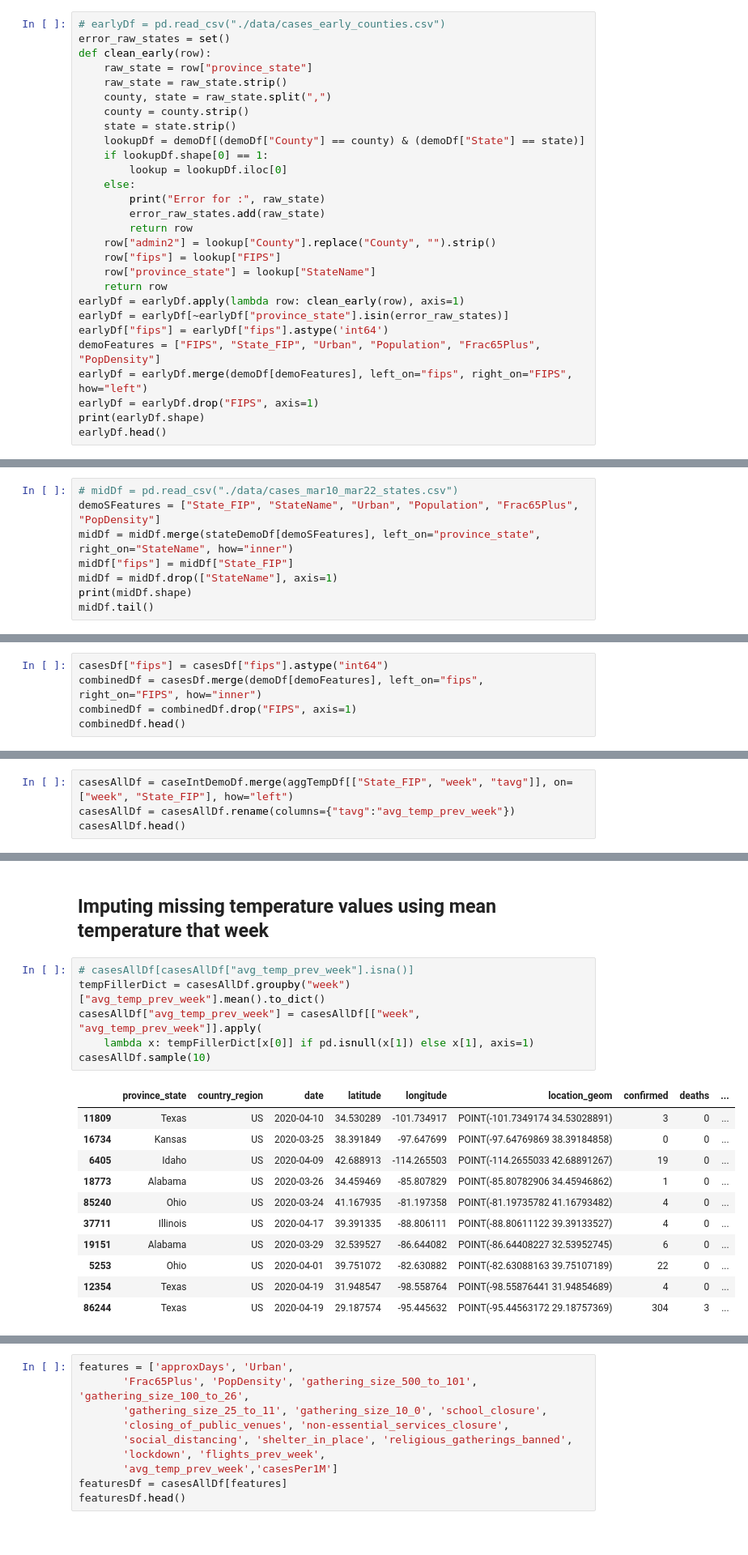
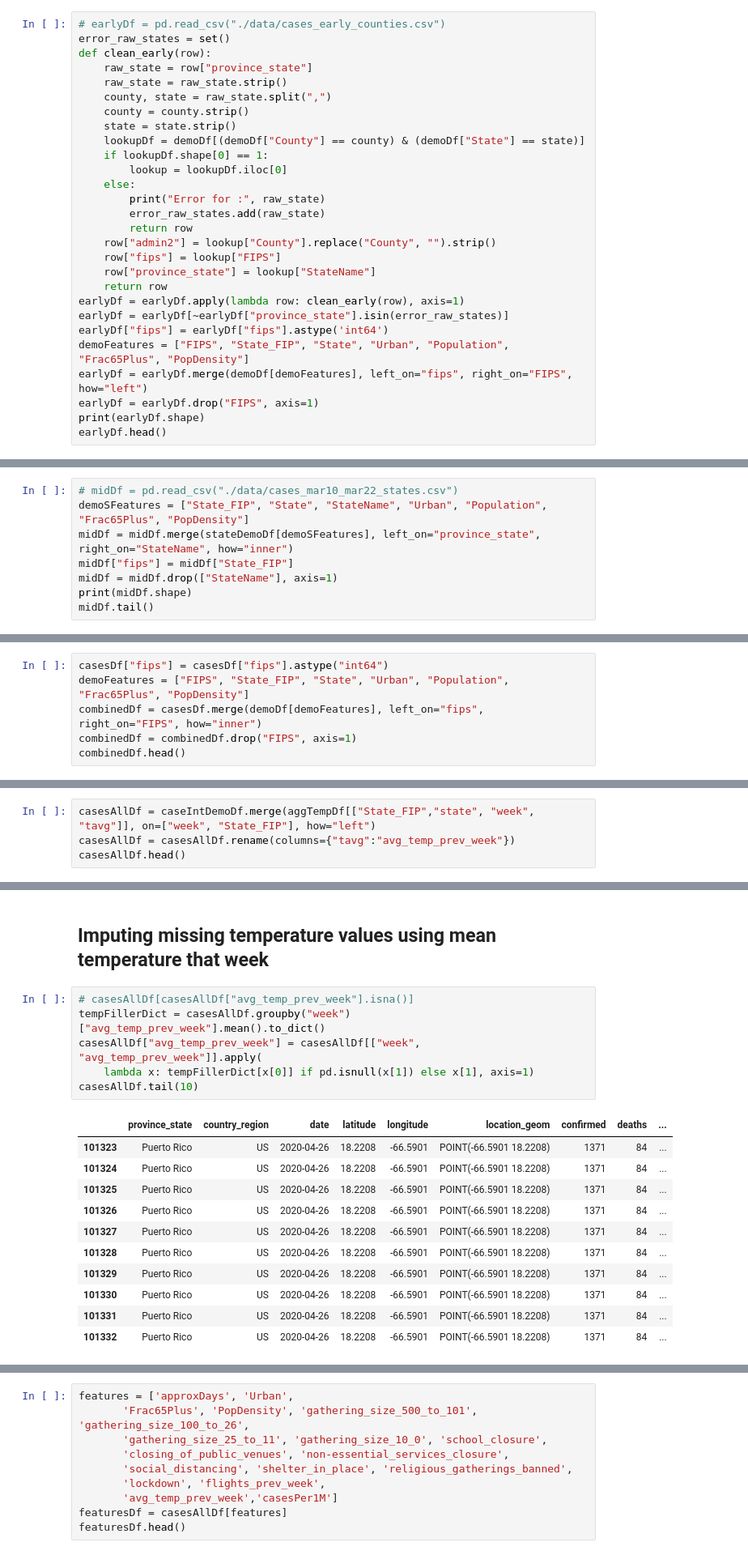
Before and after one commit to itsmeccr/covid19-npis-causal-analysis, a Jupyter notebook: casesIntegration.ipynb, the cells around one changed output, grey strips where cells are left out. Shown at 81% size. Drawn from its saved outputs; the diff is of its cells as text.

```diff
--- a/casesIntegration.ipynb
+++ b/casesIntegration.ipynb
@@ -75,7 +75,7 @@ def clean_early(row):
 earlyDf = earlyDf.apply(lambda row: clean_early(row), axis=1)
 earlyDf = earlyDf[~earlyDf["province_state"].isin(error_raw_states)]
 earlyDf["fips"] = earlyDf["fips"].astype('int64')
-demoFeatures = ["FIPS", "State_FIP", "Urban", "Population", "Frac65Plus", "PopDensity"]
+demoFeatures = ["FIPS", "State_FIP", "State", "Urban", "Population", "Frac65Plus", "PopDensity"]
 earlyDf = earlyDf.merge(demoDf[demoFeatures], left_on="fips", right_on="FIPS", how="left")
 earlyDf = earlyDf.drop("FIPS", axis=1)
 print(earlyDf.shape)
@@ -122,6 +101,6 @@ midDf
 # %%
 # midDf = pd.read_csv("./data/cases_mar10_mar22_states.csv")
-demoSFeatures = ["State_FIP", "StateName", "Urban", "Population", "Frac65Plus", "PopDensity"]
+demoSFeatures = ["State_FIP", "State", "StateName", "Urban", "Population", "Frac65Plus", "PopDensity"]
 midDf = midDf.merge(stateDemoDf[demoSFeatures], left_on="province_state", right_on="StateName", how="inner")
 midDf["fips"] = midDf["State_FIP"]
 midDf = midDf.drop(["StateName"], axis=1)
@@ -168,5 +145,6 @@ ORDER BY date;
 # %%
 casesDf["fips"] = casesDf["fips"].astype("int64")
+demoFeatures = ["FIPS", "State_FIP", "State", "Urban", "Population", "Frac65Plus", "PopDensity"]
 combinedDf = casesDf.merge(demoDf[demoFeatures], left_on="fips", right_on="FIPS", how="inner")
 combinedDf = combinedDf.drop("FIPS", axis=1)
 combinedDf.head()
@@ -406,5 +369,5 @@ sns.lineplot(x="week", y="tavg", data=aggTempDf[aggTempDf["state"].isin(["NY", "
 # %%
-casesAllDf = caseIntDemoDf.merge(aggTempDf[["State_FIP", "week", "tavg"]], on=["week", "State_FIP"], how="left")
+casesAllDf = caseIntDemoDf.merge(aggTempDf[["State_FIP","state", "week", "tavg"]], on=["week", "State_FIP"], how="left")
 casesAllDf = casesAllDf.rename(columns={"tavg":"avg_temp_prev_week"})
 casesAllDf.head()
 # %% [output]
@@ -420,18 +383,18 @@ casesAllDf.head()
 # %%
 # casesAllDf[casesAllDf["avg_temp_prev_week"].isna()]
 tempFillerDict = casesAllDf.groupby("week")["avg_temp_prev_week"].mean().to_dict()
 casesAllDf["avg_temp_prev_week"] = casesAllDf[["week", "avg_temp_prev_week"]].apply(
     lambda x: tempFillerDict[x[0]] if pd.isnull(x[1]) else x[1], axis=1)
-casesAllDf.sample(10)
+casesAllDf.tail(10)
 # %% [output]
 |  | province_state | country_region | date | latitude | longitude | location_geom | confirmed | deaths | ... |
-| 11809 | Texas | US | 2020-04-10 | 34.530289 | -101.734917 | POINT(-101.7349174 34.53028891) | 3 | 0 | ... |
-| 16734 | Kansas | US | 2020-03-25 | 38.391849 | -97.647699 | POINT(-97.64769869 38.39184858) | 0 | 0 | ... |
-| 6405 | Idaho | US | 2020-04-09 | 42.688913 | -114.265503 | POINT(-114.2655033 42.68891267) | 19 | 0 | ... |
-| 18773 | Alabama | US | 2020-03-26 | 34.459469 | -85.807829 | POINT(-85.80782906 34.45946862) | 1 | 0 | ... |
-| 85240 | Ohio | US | 2020-03-24 | 41.167935 | -81.197358 | POINT(-81.19735782 41.16793482) | 4 | 0 | ... |
-| 37711 | Illinois | US | 2020-04-17 | 39.391335 | -88.806111 | POINT(-88.80611122 39.39133527) | 4 | 0 | ... |
-| 19151 | Alabama | US | 2020-03-29 | 32.539527 | -86.644082 | POINT(-86.64408227 32.53952745) | 6 | 0 | ... |
-| 5253 | Ohio | US | 2020-04-01 | 39.751072 | -82.630882 | POINT(-82.63088163 39.75107189) | 22 | 0 | ... |
-| 12354 | Texas | US | 2020-04-19 | 31.948547 | -98.558764 | POINT(-98.55876441 31.94854689) | 4 | 0 | ... |
-| 86244 | Texas | US | 2020-04-19 | 29.187574 | -95.445632 | POINT(-95.44563172 29.18757369) | 304 | 3 | ... |
+| 101323 | Puerto Rico | US | 2020-04-26 | 18.2208 | -66.5901 | POINT(-66.5901 18.2208) | 1371 | 84 | ... |
+| 101324 | Puerto Rico | US | 2020-04-26 | 18.2208 | -66.5901 | POINT(-66.5901 18.2208) | 1371 | 84 | ... |
+| 101325 | Puerto Rico | US | 2020-04-26 | 18.2208 | -66.5901 | POINT(-66.5901 18.2208) | 1371 | 84 | ... |
+| 101326 | Puerto Rico | US | 2020-04-26 | 18.2208 | -66.5901 | POINT(-66.5901 18.2208) | 1371 | 84 | ... |
+| 101327 | Puerto Rico | US | 2020-04-26 | 18.2208 | -66.5901 | POINT(-66.5901 18.2208) | 1371 | 84 | ... |
+| 101328 | Puerto Rico | US | 2020-04-26 | 18.2208 | -66.5901 | POINT(-66.5901 18.2208) | 1371 | 84 | ... |
+| 101329 | Puerto Rico | US | 2020-04-26 | 18.2208 | -66.5901 | POINT(-66.5901 18.2208) | 1371 | 84 | ... |
+| 101330 | Puerto Rico | US | 2020-04-26 | 18.2208 | -66.5901 | POINT(-66.5901 18.2208) | 1371 | 84 | ... |
+| 101331 | Puerto Rico | US | 2020-04-26 | 18.2208 | -66.5901 | POINT(-66.5901 18.2208) | 1371 | 84 | ... |
+| 101332 | Puerto Rico | US | 2020-04-26 | 18.2208 | -66.5901 | POINT(-66.5901 18.2208) | 1371 | 84 | ... |
```
Also changed, not shown: parts of 21 cells of this notebook, 2 other files.
